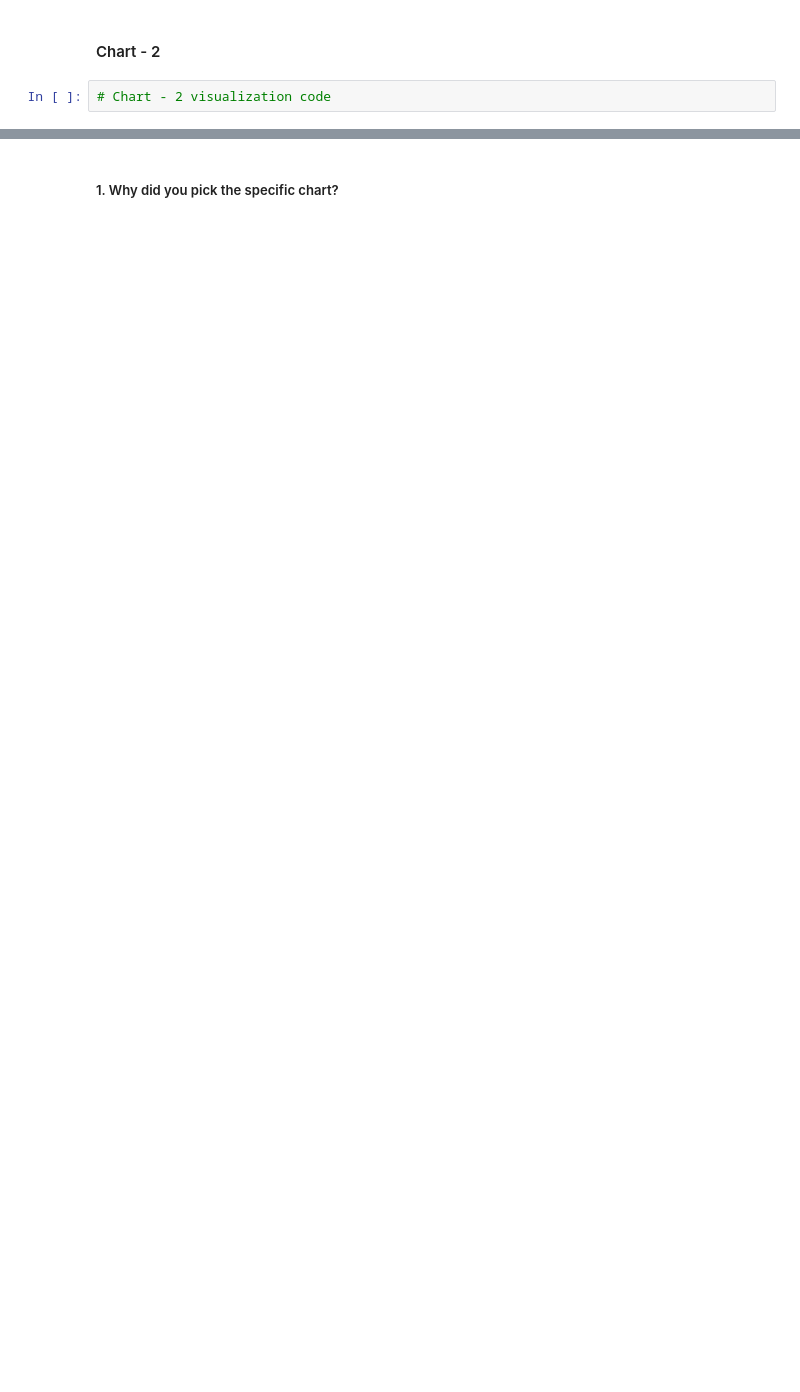
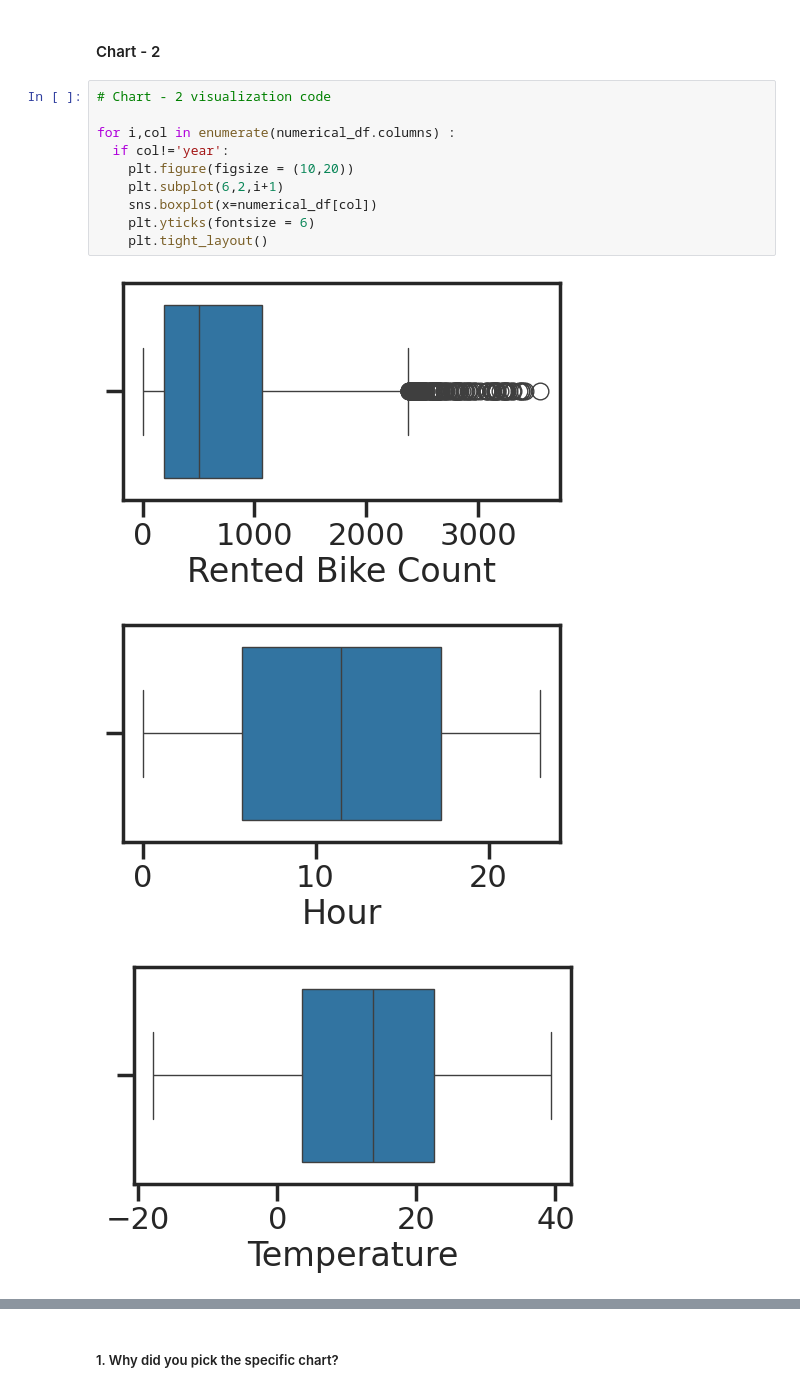
Before and after one commit to ShashankBDSC/bike-sharing-data-ML-project, a Jupyter notebook: Bike_sharing_Capstone_Project.ipynb, the cells around one changed output, grey strips where cells are left out. Saved outputs shown, nothing was run; the diff lists cells and outputs as text; blank space fills up the shorter version.

```diff
--- a/Bike_sharing_Capstone_Project.ipynb
+++ b/Bike_sharing_Capstone_Project.ipynb
@@ -277,4 +316,16 @@ Answer Here
 # %% [markdown]
 #### Chart - 2
-# %%
-# Chart - 2 visualization code
+# %%
+# Chart - 2 visualization code
+
+for i,col in enumerate(numerical_df.columns) :
+  if col!='year':
+    plt.figure(figsize = (10,20))
+    plt.subplot(6,2,i+1)
+    sns.boxplot(x=numerical_df[col])
+    plt.yticks(fontsize = 6)
+    plt.tight_layout()
+# %% [output]
+[figure, added]
+[figure, added]
+[figure, added]
```
Also changed, not shown: parts of 59 cells of this notebook.
